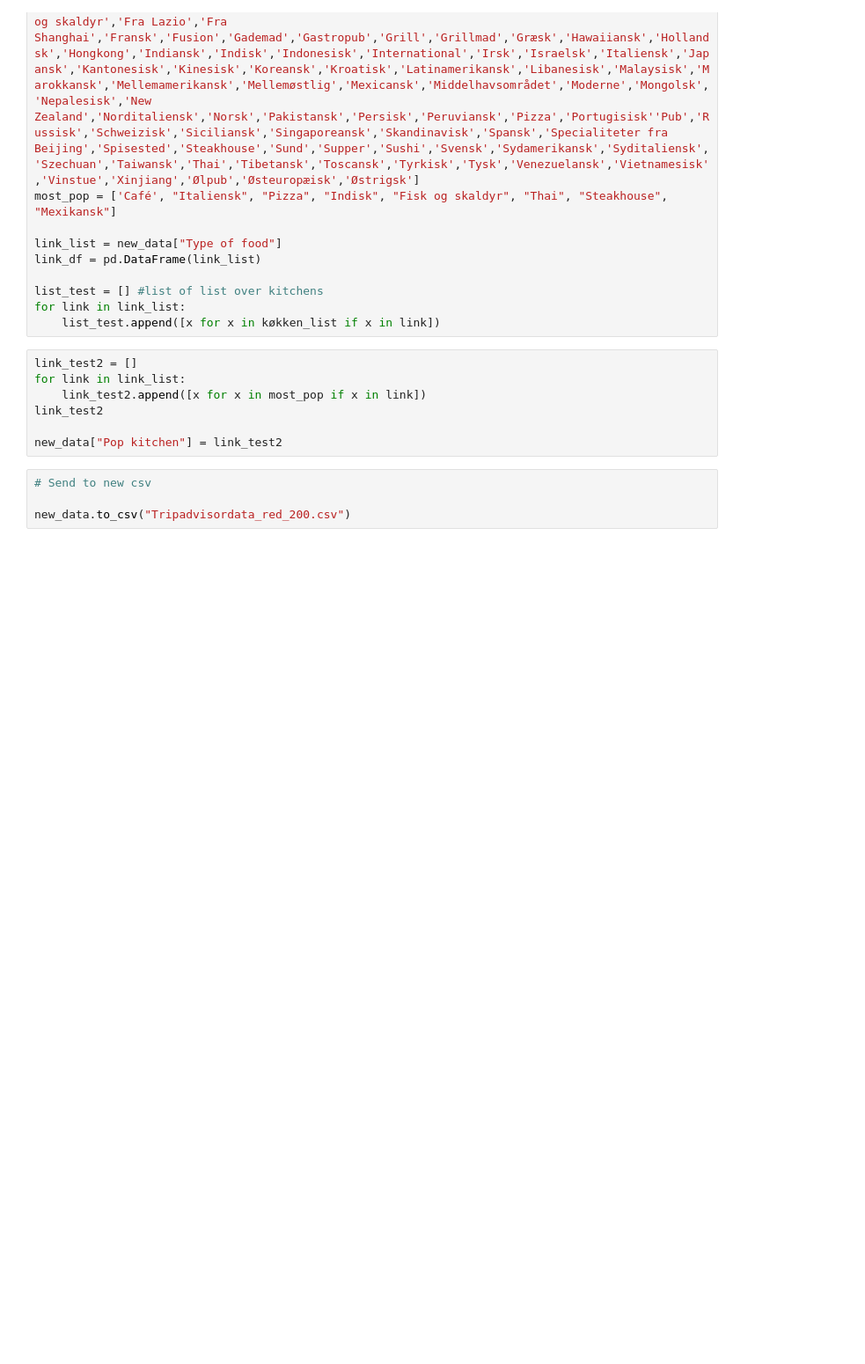
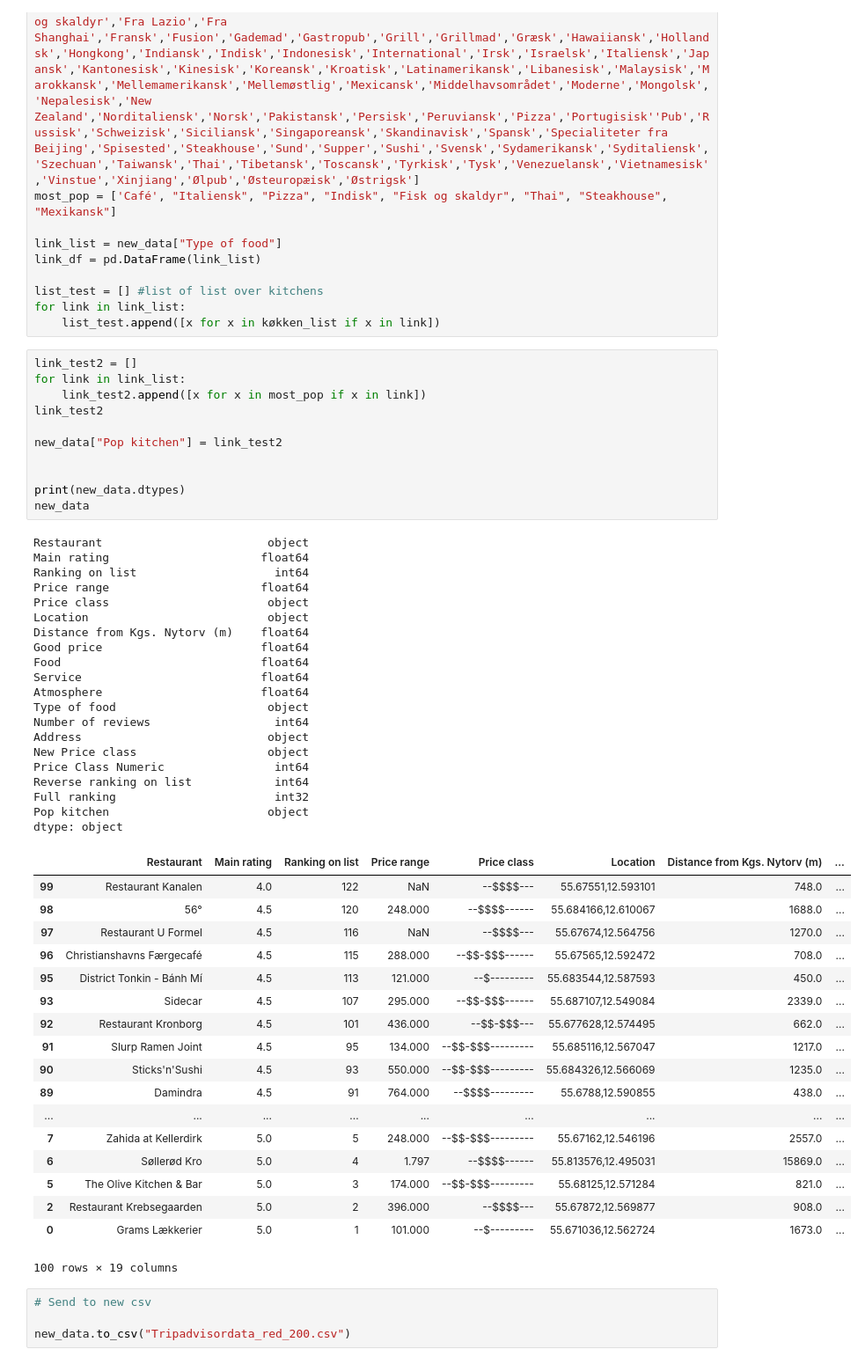
Before and after one commit to EMCK3N/SDS2019-grp20, a Jupyter notebook: Processing.ipynb, the cells around one changed output. Shown at 88% size. Saved outputs shown, nothing was run; the diff lists cells and outputs as text; blank space fills up the shorter version.

```diff
--- a/Processing.ipynb
+++ b/Processing.ipynb
@@ -72,10 +72,53 @@ for link in link_list:
 # %%
 link_test2 = []
 for link in link_list:
     link_test2.append([x for x in most_pop if x in link])
 link_test2
 
 new_data["Pop kitchen"] = link_test2
+
+
+print(new_data.dtypes)
+new_data
+# %% [output]
+Restaurant                        object
+Main rating                      float64
+Ranking on list                    int64
+Price range                      float64
+Price class                       object
+Location                          object
+Distance from Kgs. Nytorv (m)    float64
+Good price                       float64
+Food                             float64
+Service                          float64
+Atmosphere                       float64
+Type of food                      object
+Number of reviews                  int64
+Address                           object
+New Price class                   object
+Price Class Numeric                int64
+Reverse ranking on list            int64
+Full ranking                       int32
+Pop kitchen                       object
+dtype: object
+|  | Restaurant | Main rating | Ranking on list | Price range | Price class | Location | Distance from Kgs. Nytorv (m) | ... |
+| 99 | Restaurant Kanalen | 4.0 | 122 | NaN | --$$$$--- | 55.67551,12.593101 | 748.0 | ... |
+| 98 | 56° | 4.5 | 120 | 248.000 | --$$$$------ | 55.684166,12.610067 | 1688.0 | ... |
+| 97 | Restaurant U Formel | 4.5 | 116 | NaN | --$$$$--- | 55.67674,12.564756 | 1270.0 | ... |
+| 96 | Christianshavns Færgecafé | 4.5 | 115 | 288.000 | --$$-$$$------ | 55.67565,12.592472 | 708.0 | ... |
+| 95 | District Tonkin - Bánh Mí | 4.5 | 113 | 121.000 | --$--------- | 55.683544,12.587593 | 450.0 | ... |
+| 93 | Sidecar | 4.5 | 107 | 295.000 | --$$-$$$------ | 55.687107,12.549084 | 2339.0 | ... |
+| 92 | Restaurant Kronborg | 4.5 | 101 | 436.000 | --$$-$$$--- | 55.677628,12.574495 | 662.0 | ... |
+| 91 | Slurp Ramen Joint | 4.5 | 95 | 134.000 | --$$-$$$--------- | 55.685116,12.567047 | 1217.0 | ... |
+| 90 | Sticks'n'Sushi | 4.5 | 93 | 550.000 | --$$-$$$--------- | 55.684326,12.566069 | 1235.0 | ... |
+| 89 | Damindra | 4.5 | 91 | 764.000 | --$$$$--------- | 55.6788,12.590855 | 438.0 | ... |
+| ... | ... | ... | ... | ... | ... | ... | ... | ... |
+| 7 | Zahida at Kellerdirk | 5.0 | 5 | 248.000 | --$$-$$$--------- | 55.67162,12.546196 | 2557.0 | ... |
+| 6 | Søllerød Kro | 5.0 | 4 | 1.797 | --$$$$------ | 55.813576,12.495031 | 15869.0 | ... |
+| 5 | The Olive Kitchen & Bar | 5.0 | 3 | 174.000 | --$$-$$$--------- | 55.68125,12.571284 | 821.0 | ... |
+| 2 | Restaurant Krebsegaarden | 5.0 | 2 | 396.000 | --$$$$--- | 55.67872,12.569877 | 908.0 | ... |
+| 0 | Grams Lækkerier | 5.0 | 1 | 101.000 | --$--------- | 55.671036,12.562724 | 1673.0 | ... |
+100 rows × 19 columns
 # %%
 # Send to new csv
 
```
Also changed, not shown: 6 other files.
